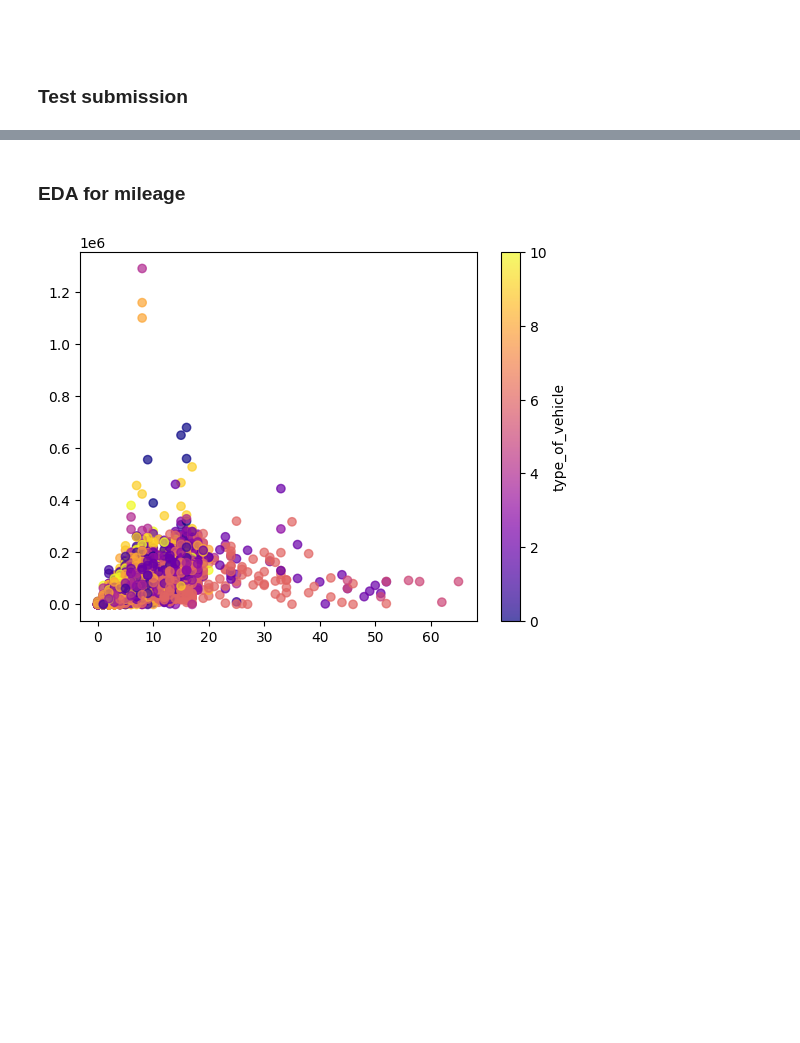
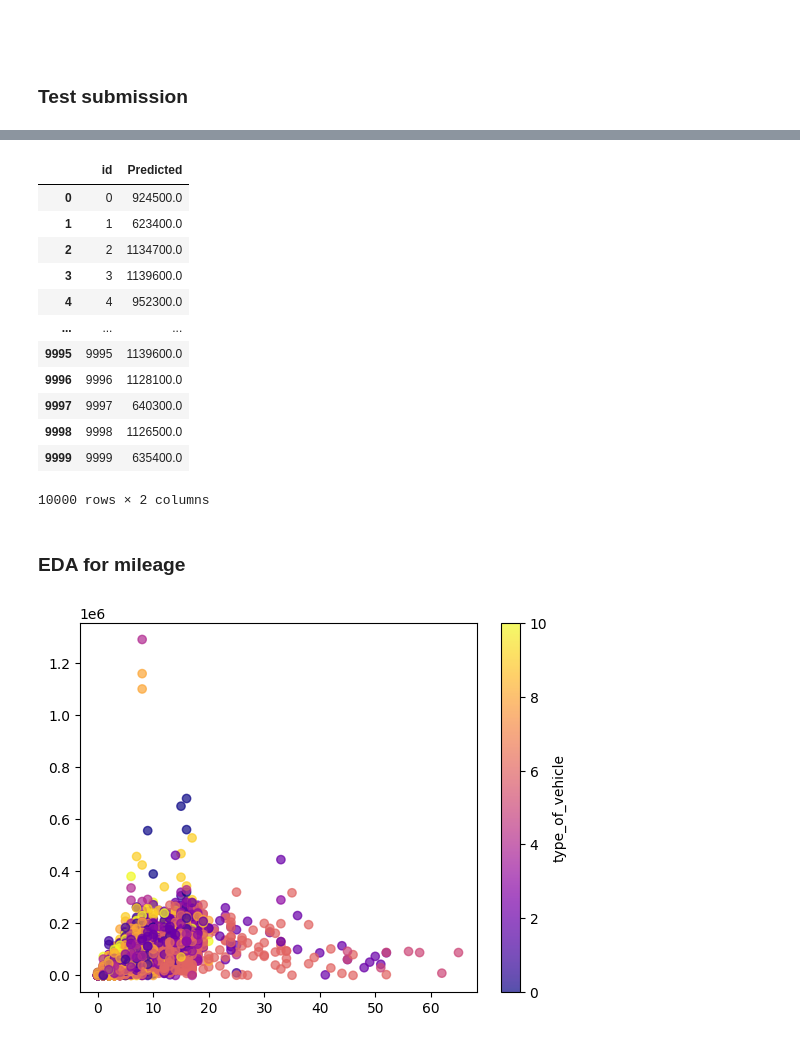
Before and after one commit to melloo21/CS5228_project, a Jupyter notebook: EDA_2.ipynb, the cells around one changed output, grey strips where cells are left out. Drawn from its saved outputs; the diff is of its cells as text; code cells hidden in the pictures; blank space fills up the shorter version.

```diff
--- a/EDA_2.ipynb
+++ b/EDA_2.ipynb
@@ -1241,7 +1248,9 @@ impute_max_iter= 10
 scaler_type = "minmax"
 model_type = "xgb"
 features = ['curb_weight', 'power', 'cylinder_cnt', 'omv', 'dereg_value', 'car_age', 'depreciation', 'arf','coe', 'road_tax',
-       'engine_cap', 'depreciation', 'mileage', 'no_of_owners']
+       'engine_cap', 'depreciation', 'mileage', 'no_of_owners', 'type_of_vehicle_luxury sedan', 'type_of_vehicle_sports car',
+        'coe car', 'parf car',
+       'rare & exotic', 'emission_data']
 CV_FOLDS = 5
 # {‘linear’, ‘poly’, ‘rbf’, ‘sigmoid’, ‘precomputed’}  , epsilon = 0.1 ,C = 10
 svr_kernel = 'rbf'
@@ -1815,9 +1826,9 @@ test_df[features]
 # %%
-test_df = pd.read_csv('dataset/test_data_cleaned.csv')
+test_df = pd.read_csv('processed_dataset/test_w_outlier_knn_impute_ft_transform.csv')
 # %%
 test_df[features] = imputer.transform(test_df[features])
 
 # Fit and transform the numerical columns
 test_df[features] = scaler.transform(test_df[features])
 # %%
-test_df['Predicted'] = model.predict(test_df[features])
+test_df['Predicted'] = model.predict(test_df[features].values)
@@ -1830,4 +1836,21 @@ test_df['Predicted'] = model.predict(test_df[features])
 test_df['id'] = test_df.index
 # %%
 test_df.Predicted = test_df.Predicted.apply(lambda x:round(x / 100.0) * 100.0)
+# %%
+submission = test_df[['id','Predicted']]
+submission
+# %% [output]
+|  | id | Predicted |
+| 0 | 0 | 924500.0 |
+| 1 | 1 | 623400.0 |
+| 2 | 2 | 1134700.0 |
+| 3 | 3 | 1139600.0 |
+| 4 | 4 | 952300.0 |
+| ... | ... | ... |
+| 9995 | 9995 | 1139600.0 |
+| 9996 | 9996 | 1128100.0 |
+| 9997 | 9997 | 640300.0 |
+| 9998 | 9998 | 1126500.0 |
+| 9999 | 9999 | 635400.0 |
+10000 rows × 2 columns
 # %%
```
Also changed, not shown: parts of 17 cells of this notebook, 18 other files.
